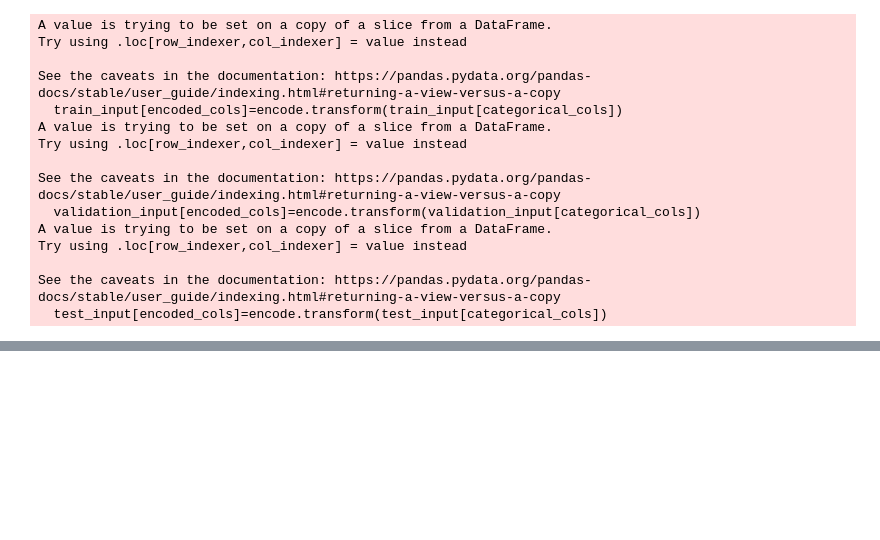
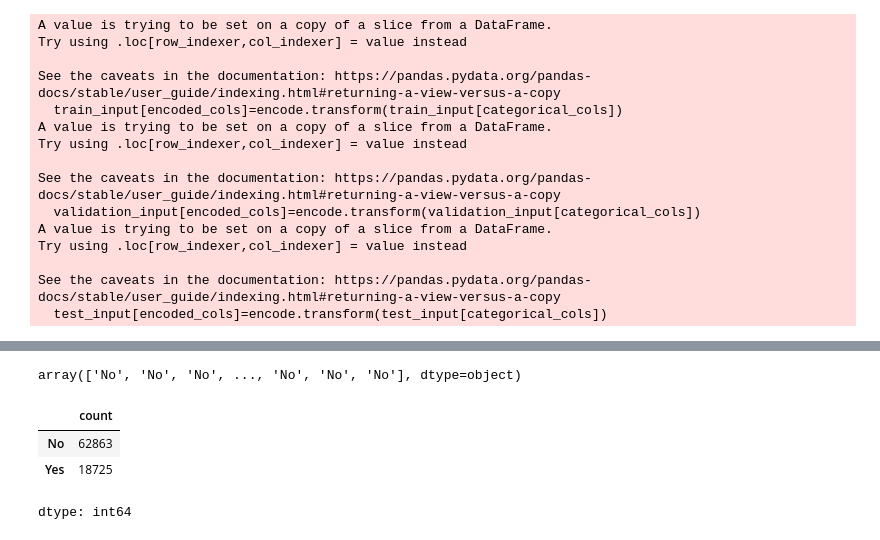
Before and after one commit to 404saugat404/sklearn, a Jupyter notebook: Decision Trees and Random Forests/dt_rf.ipynb, the cells around one changed output, grey strips where cells are left out. Cells and saved outputs as stored; diff of their text form; code cells hidden in the pictures; blank space fills up the shorter version.

```diff
--- a/Decision Trees and Random Forests/dt_rf.ipynb
+++ b/Decision Trees and Random Forests/dt_rf.ipynb
@@ -314,0 +362,13 @@ train_input
+# %%
+from sklearn.metrics import accuracy_score,confusion_matrix
+train_preds=model.predict(x_train)
+train_preds
+# %% [output]
+array(['No', 'No', 'No', ..., 'No', 'No', 'No'], dtype=object)
+# %%
+pd.value_counts(train_preds)
+# %% [output]
+|  | count |
+| No | 62863 |
+| Yes | 18725 |
+dtype: int64
```
Also changed, not shown: parts of 23 cells of this notebook.
